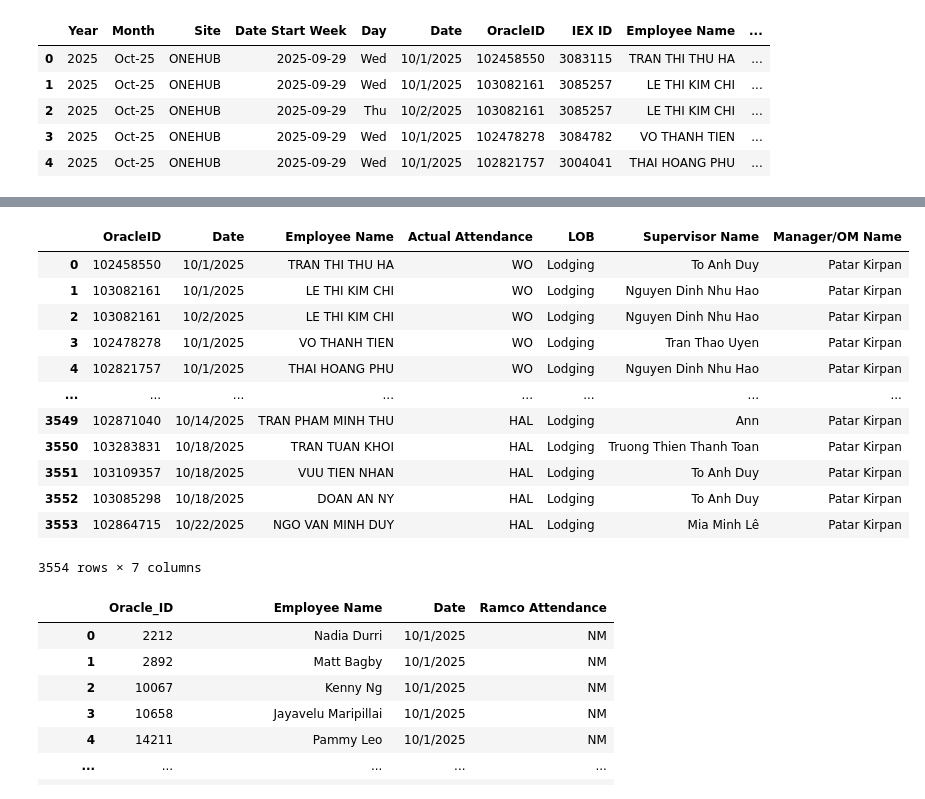
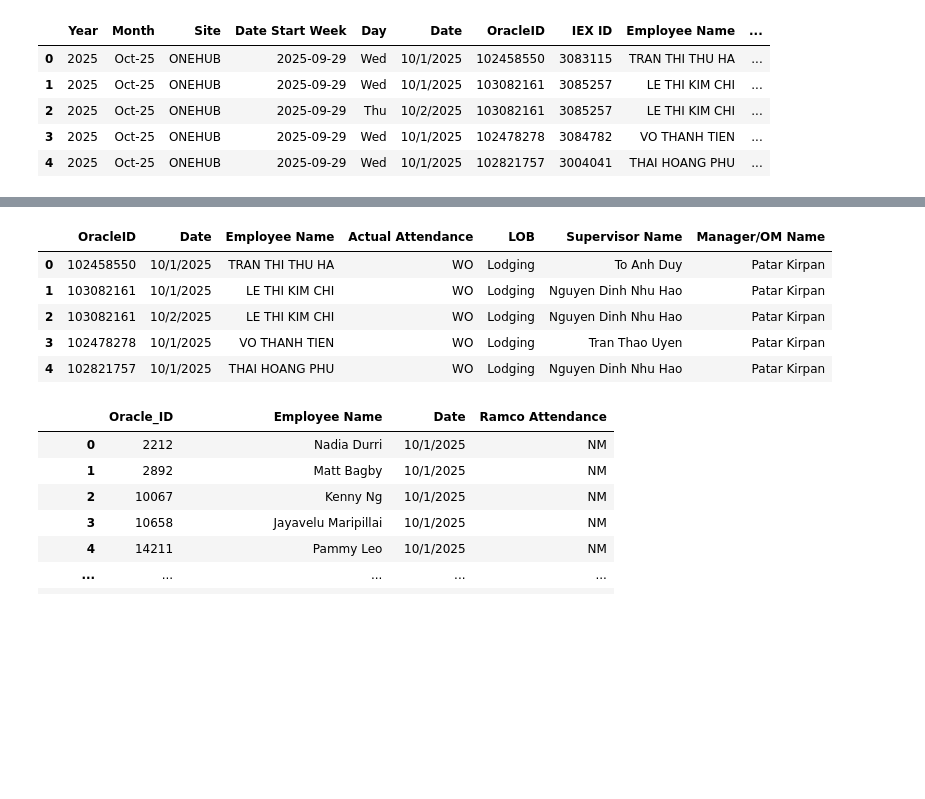
Before and after one commit to hoangvu2002/mismatch-ramco, a Jupyter notebook: mismatch.ipynb, the cells around one changed output, grey strips where cells are left out. Saved outputs shown, nothing was run; the diff lists cells and outputs as text; code cells hidden in the pictures; blank space fills up the shorter version.

```diff
--- a/mismatch.ipynb
+++ b/mismatch.ipynb
@@ -111,27 +111,32 @@ ramco_df.head()
 # %%
-
-report_base_df = atd_final_df[['OracleID', 'Date', 'Employee Name', "Actual Attendance"]].merge(
+# Merge với active_df trước
+active_merge = atd_final_df[['OracleID', 'Date', 'Employee Name', 'Actual Attendance']].merge(
     active_df[['OracleID', 'LOB', 'Supervisor Name', 'Manager/OM Name']],
     on='OracleID',
     how='left'
 )
 
+# Merge với inactive_df (và đổi tên cột Manager Name)
+inactive_merge = atd_final_df[['OracleID', 'Date', 'Employee Name', 'Actual Attendance']].merge(
+    inactive_df[['OracleID', 'LOB', 'Supervisor Name', 'Manager Name']].rename(
+        columns={'Manager Name': 'Manager/OM Name'}
+    ),
+    on='OracleID',
+    how='left'
+)
+
+# Dùng combine_first để lấy giá trị từ inactive nếu active bị thiếu
+report_base_df = active_merge.combine_first(inactive_merge)
+
 # Hiển thị kết quả mẫu
-report_base_df
+report_base_df.head()
 # %% [output]
 |  | OracleID | Date | Employee Name | Actual Attendance | LOB | Supervisor Name | Manager/OM Name |
 | 0 | 102458550 | 10/1/2025 | TRAN THI THU HA | WO | Lodging | To Anh Duy | Patar Kirpan |
 | 1 | 103082161 | 10/1/2025 | LE THI KIM CHI | WO | Lodging | Nguyen Dinh Nhu Hao | Patar Kirpan |
 | 2 | 103082161 | 10/2/2025 | LE THI KIM CHI | WO | Lodging | Nguyen Dinh Nhu Hao | Patar Kirpan |
 | 3 | 102478278 | 10/1/2025 | VO THANH TIEN | WO | Lodging | Tran Thao Uyen | Patar Kirpan |
 | 4 | 102821757 | 10/1/2025 | THAI HOANG PHU | WO | Lodging | Nguyen Dinh Nhu Hao | Patar Kirpan |
-| ... | ... | ... | ... | ... | ... | ... | ... |
-| 3549 | 102871040 | 10/14/2025 | TRAN PHAM MINH THU | HAL | Lodging | Ann | Patar Kirpan |
-| 3550 | 103283831 | 10/18/2025 | TRAN TUAN KHOI | HAL | Lodging | Truong Thien Thanh Toan | Patar Kirpan |
-| 3551 | 103109357 | 10/18/2025 | VUU TIEN NHAN | HAL | Lodging | To Anh Duy | Patar Kirpan |
-| 3552 | 103085298 | 10/18/2025 | DOAN AN NY | HAL | Lodging | To Anh Duy | Patar Kirpan |
-| 3553 | 102864715 | 10/22/2025 | NGO VAN MINH DUY | HAL | Lodging | Mia Minh Lê | Patar Kirpan |
-3554 rows × 7 columns
 # %%
 # Unpivot (melt) các cột ngày trong ramco_df
 # Giả sử các cột không phải ngày là các cột định danh (ID, Name, v.v.)
```
Also changed, not shown: parts of 2 cells of this notebook.
